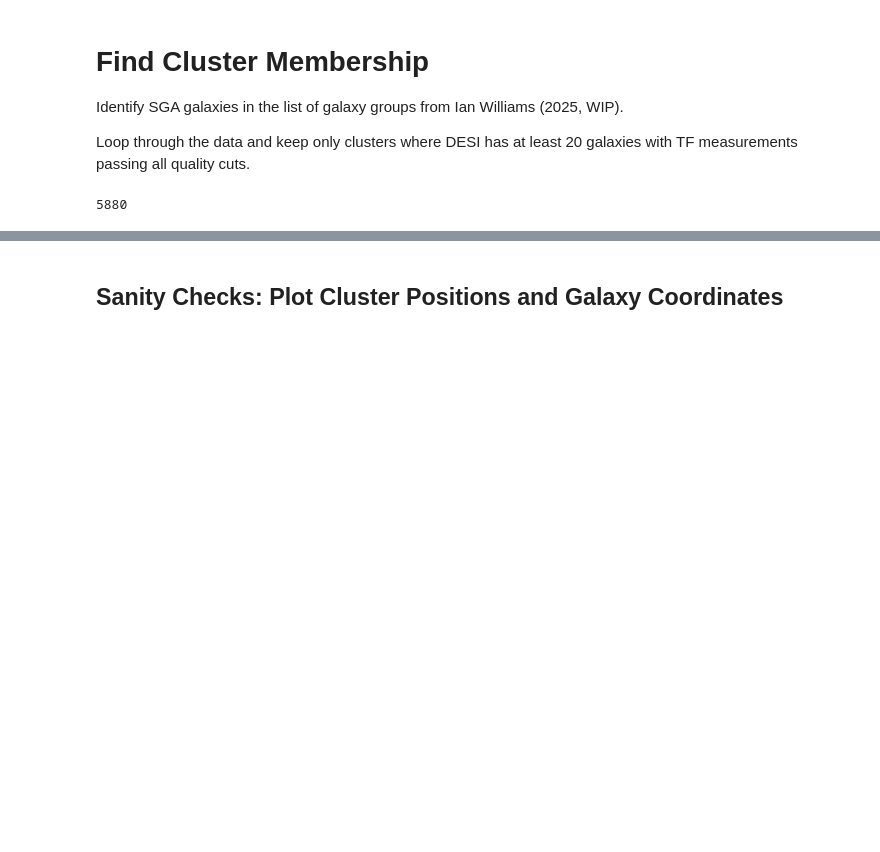
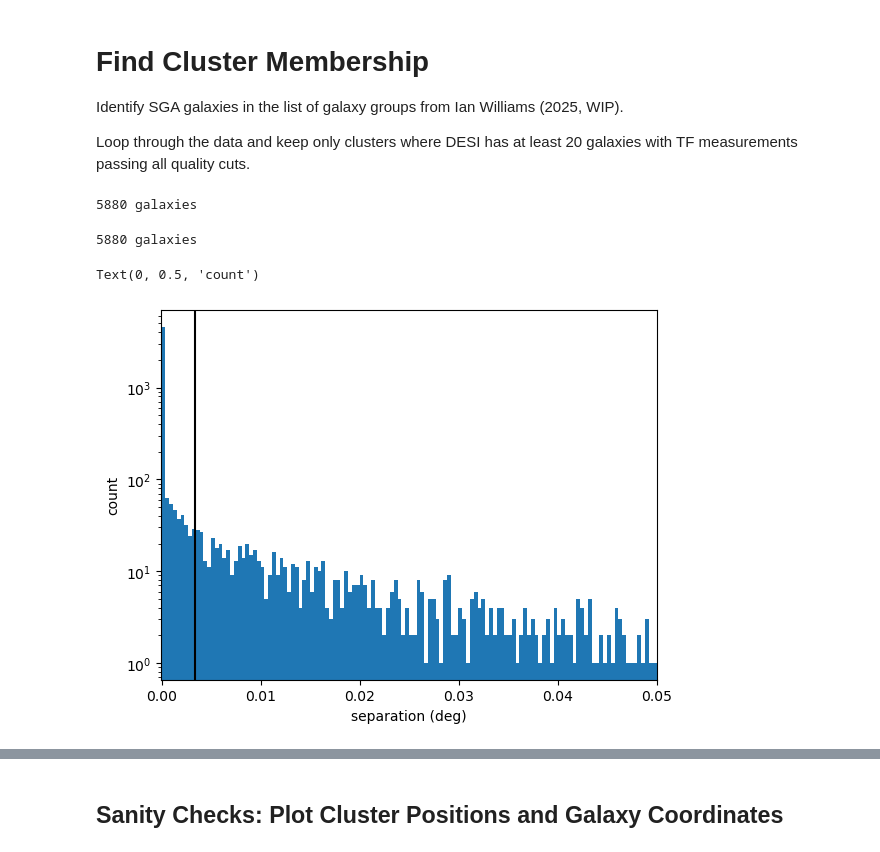
Before and after one commit to DESI-UR/DESI_SGA, a Jupyter notebook: TF/Y1/TF_Y1_cluster_calibration_MJ-DESI.ipynb, the cells around one changed output, grey strips where cells are left out. Cells and saved outputs as stored; diff of their text form; code cells hidden in the pictures; blank space fills up the shorter version.

Commit message:
established working notebook for Tempel catalog, separation histograms for DESI catalog

```diff
--- a/TF/Y1/TF_Y1_cluster_calibration_MJ-DESI.ipynb
+++ b/TF/Y1/TF_Y1_cluster_calibration_MJ-DESI.ipynb
@@ -436,18 +441,32 @@ Loop through the data and keep only clusters where DESI has at least 20 galaxies
 #- Sky coordinates of SGA galaxies that passed quality selection
 sgatab_sel = sgatab[is_good_sga]
 
-sga_coords = SkyCoord(sgatab_sel['RA'], sgatab_sel['DEC'], unit='deg')
+sga_coords = SkyCoord(sgatab_sel['RA']*u.deg, sgatab_sel['DEC']*u.deg)
 z_sga_desi = sgatab_sel['Z_DESI']
+print(len(sgatab_sel), "galaxies")
+# %% [output]
+5880 galaxies
 # %%
+# match between Ian's catalog and the SGA galaxies
 sga_clusters = {}
 m_dwarf_clusters = {}
 n_cluster_min = 15
 
 # Sky coordinates of Ian's galaxies
+cls_coords = SkyCoord(clusters['RA'], clusters['DEC'])
 
-cls_coords = SkyCoord(clusters['RA'], clusters['DEC'], unit='deg')
-
-match_ids = sga_coords.match_to_catalog_3d(cls_coords)[0]
-print(len(match_ids))
+match_ids, match_dist, match_sep = sga_coords.match_to_catalog_sky(cls_coords)
+print(len(match_sep), "galaxies")
 # %% [output]
-5880
+5880 galaxies
+# %%
+# make a histogram of separations between Ian's galaxies and the SGA galaxies they matched with above
+plt.xlim(-1/10000,.05)
+plt.hist(match_sep, bins = 1000)
+plt.yscale('log')
+plt.axvline(x=(1/300), color = 'k')
+plt.xlabel("separation (deg)")
+plt.ylabel("count")
+# %% [output]
+Text(0, 0.5, 'count')
+[figure, added]
```
Also changed, not shown: parts of 6 cells of this notebook, 1 other file.
